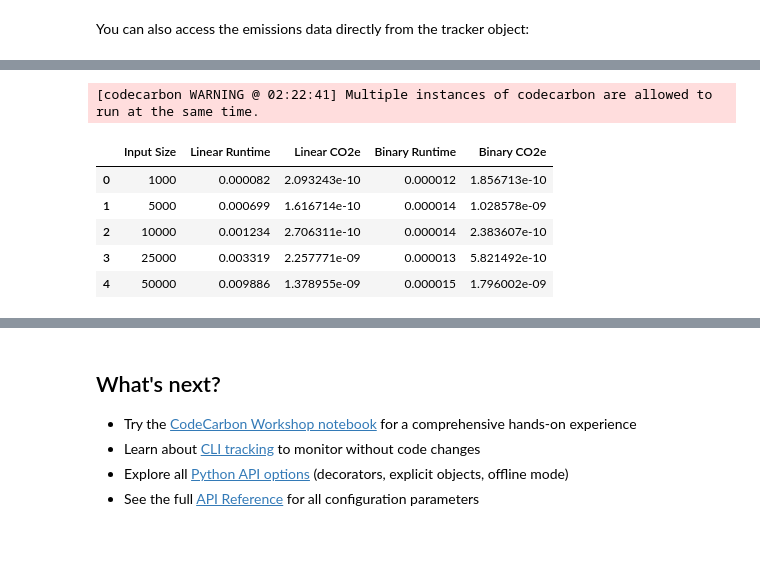
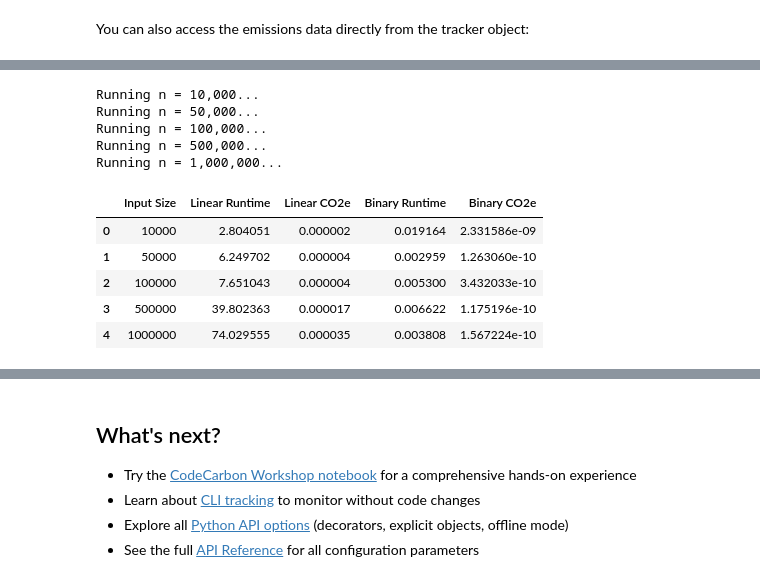
Before and after one commit to ghobrosg/codecarbon-demo, a Jupyter notebook: docs/tutorials/first-tracking.ipynb, the cells around one changed output, grey strips where cells are left out. Drawn from its saved outputs; the diff is of its cells as text; code cells hidden in the pictures; blank space fills up the shorter version.

```diff
--- a/docs/tutorials/first-tracking.ipynb
+++ b/docs/tutorials/first-tracking.ipynb
@@ -150,14 +125,21 @@ def binary_search(arr, target):
+# %%
+input_sizes = [10_000, 50_000, 100_000, 500_000, 1_000_000]
+
+# Repeat the search enough times to make energy consumption measurable
+REPETITIONS = 1000
+
+results = []
 # %%
-input_sizes = [1_000, 5_000, 10_000, 25_000, 50_000]
-
-results = []
-
 for n in input_sizes:
 
     data = list(range(n))
     target = n - 1
 
+    print(f"Running n = {n:,}...")
+
+    # -------------------------
     # Linear Search
+    # -------------------------
     tracker = EmissionsTracker(
         project_name=f"Linear Search n={n}",
         save_to_file=False,
@@ -167,42 +149,52 @@ for n in input_sizes:
     tracker.start()
     start = time.perf_counter()
 
-    linear_search(data, target)
+    for _ in range(REPETITIONS):
+        linear_search(data, target)
 
     linear_runtime = time.perf_counter() - start
     linear_emissions = tracker.stop()
 
+
+    # -------------------------
     # Binary Search
+    # -------------------------
     tracker = EmissionsTracker(
         project_name=f"Binary Search n={n}",
         save_to_file=False,
         log_level="error"
     )
 
     tracker.start()
     start = time.perf_counter()
 
-    binary_search(data, target)
+    for _ in range(REPETITIONS):
+        binary_search(data, target)
 
     binary_runtime = time.perf_counter() - start
     binary_emissions = tracker.stop()
+
 
     results.append({
         "Input Size": n,
         "Linear Runtime": linear_runtime,
         "Linear CO2e": linear_emissions,
         "Binary Runtime": binary_runtime,
         "Binary CO2e": binary_emissions
     })
 
 scaling_df = pd.DataFrame(results)
 
 scaling_df
 # %% [output]
-[codecarbon WARNING @ 02:22:41] Multiple instances of codecarbon are allowed to run at the same time.
+Running n = 10,000...
+Running n = 50,000...
+Running n = 100,000...
+Running n = 500,000...
+Running n = 1,000,000...
 |  | Input Size | Linear Runtime | Linear CO2e | Binary Runtime | Binary CO2e |
-| 0 | 1000 | 0.000082 | 2.093243e-10 | 0.000012 | 1.856713e-10 |
-| 1 | 5000 | 0.000699 | 1.616714e-10 | 0.000014 | 1.028578e-09 |
-| 2 | 10000 | 0.001234 | 2.706311e-10 | 0.000014 | 2.383607e-10 |
-| 3 | 25000 | 0.003319 | 2.257771e-09 | 0.000013 | 5.821492e-10 |
-| 4 | 50000 | 0.009886 | 1.378955e-09 | 0.000015 | 1.796002e-09 |
+| 0 | 10000 | 2.804051 | 0.000002 | 0.019164 | 2.331586e-09 |
+| 1 | 50000 | 6.249702 | 0.000004 | 0.002959 | 1.263060e-10 |
+| 2 | 100000 | 7.651043 | 0.000004 | 0.005300 | 3.432033e-10 |
+| 3 | 500000 | 39.802363 | 0.000017 | 0.006622 | 1.175196e-10 |
+| 4 | 1000000 | 74.029555 | 0.000035 | 0.003808 | 1.567224e-10 |
```
Also changed, not shown: parts of 8 cells of this notebook.
